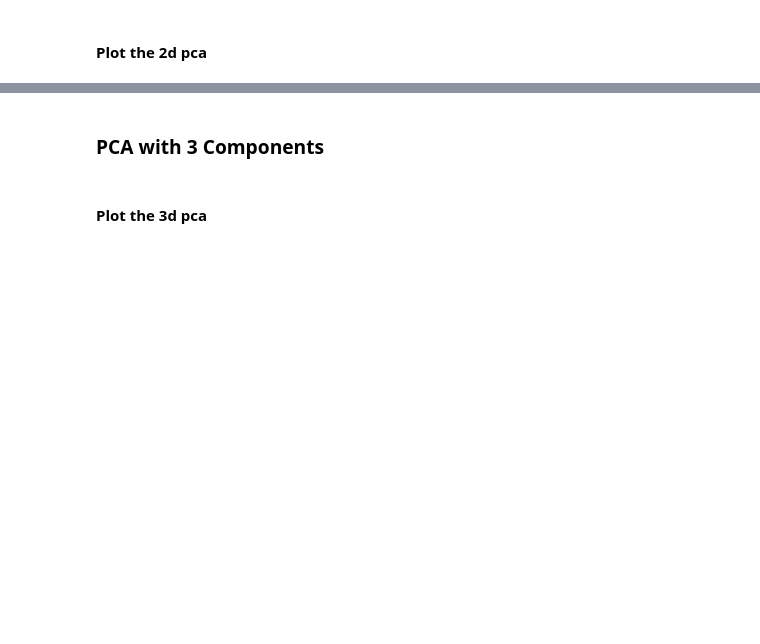
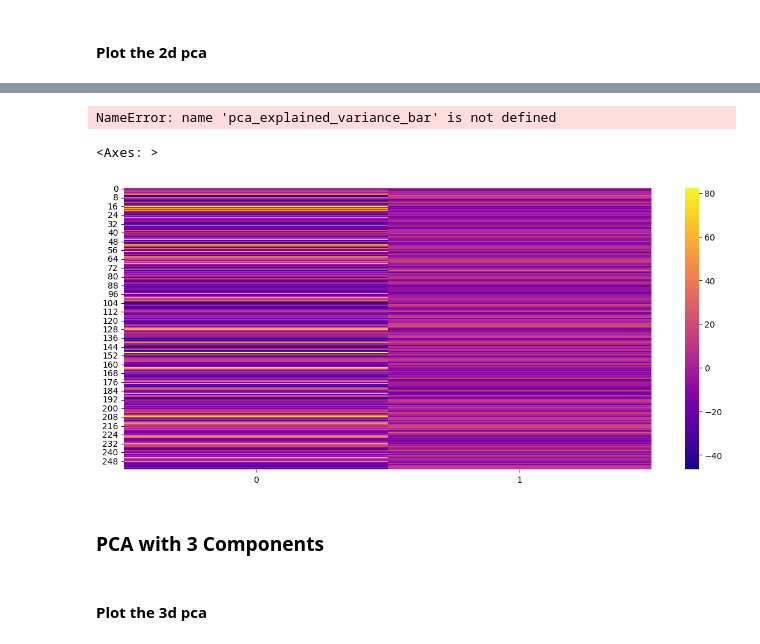
Before and after one commit to Gpanaritis/Handwriting-Sensor-Recognition, a Jupyter notebook: src/aiot_project_2023.ipynb, the cells around one changed output, grey strips where cells are left out. Saved outputs shown, nothing was run; the diff lists cells and outputs as text; code cells hidden in the pictures; blank space fills up the shorter version.

```diff
--- a/src/aiot_project_2023.ipynb
+++ b/src/aiot_project_2023.ipynb
@@ -338,7 +334,17 @@ plt.show()
 # %%
-# pca_explained_variance_bar(pca_object, alpha=0.8)
+pca_explained_variance_bar(train_data_scaled, 0.95)
+# %% [output]
+NameError: name 'pca_explained_variance_bar' is not defined
 # %%
-# plot_heatmap(df=DATAFRAME)
+# plot heatmap using sns.heatmap()
+import seaborn as sns
+
+# plot heatmap using sns.heatmap()
+plt.figure(figsize=(14, 6))
+sns.heatmap(transformed_x, cmap='plasma')
+# %% [output]
+<Axes: >
+[figure, added]
 # %% [markdown]
 ### PCA with 3 Components
 # %%
```
Also changed, not shown: parts of 17 cells of this notebook, 1 other file.
